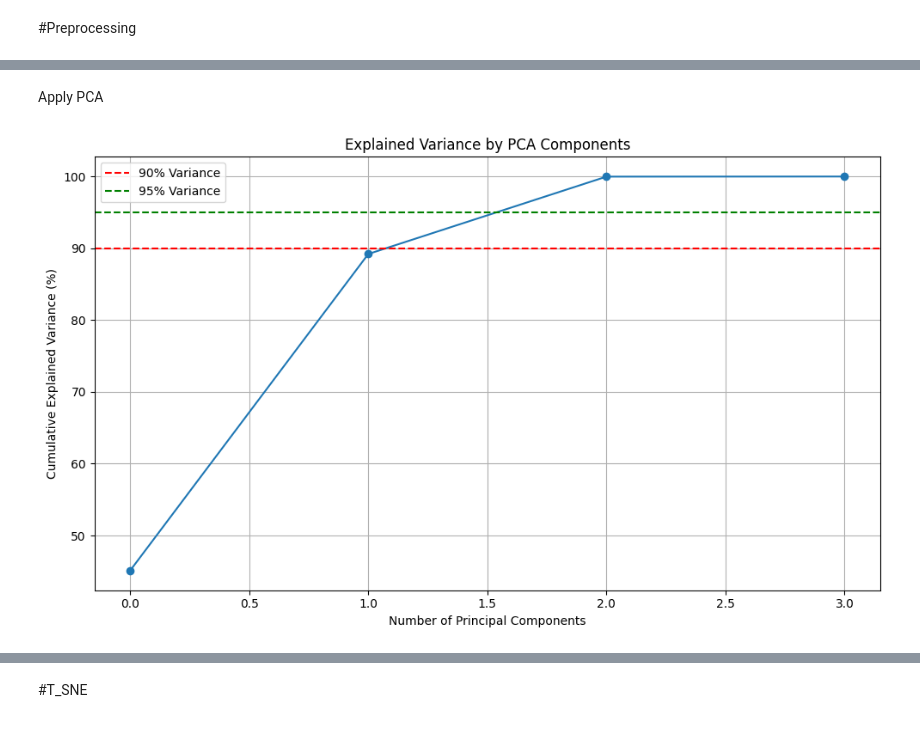
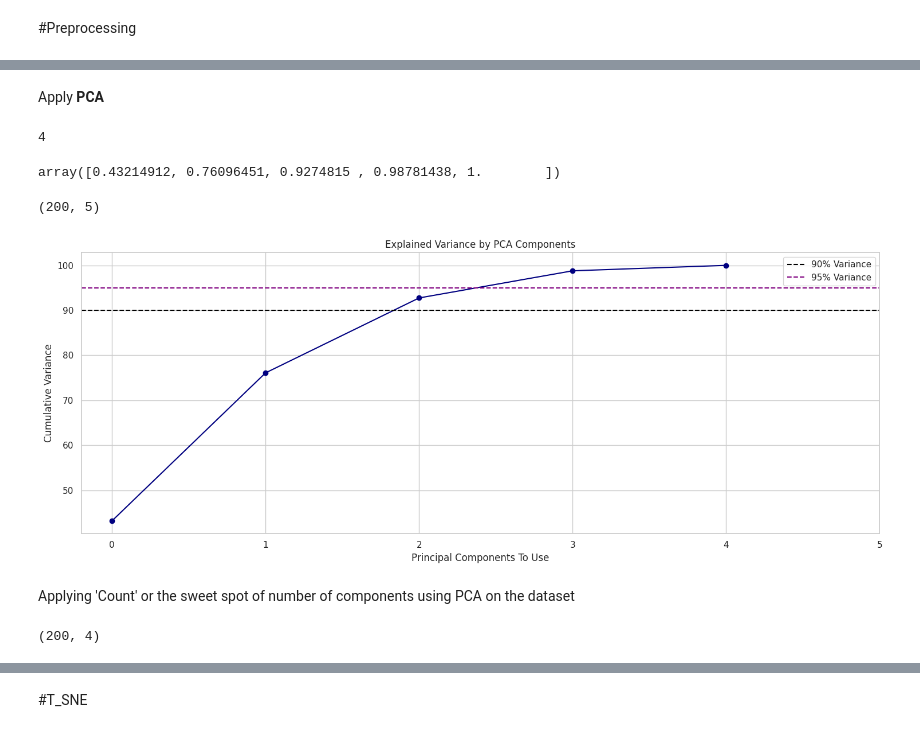
Before and after one commit to Bira0/GroupB, a Jupyter notebook: Mall_Customers.ipynb, the cells around one changed output, grey strips where cells are left out. Cells and saved outputs as stored; diff of their text form; code cells hidden in the pictures.

Commit message:
Preprocessing & Clustering Touchups, Feature Engineered (1 Feature), Added in Documentation

```diff
--- a/Mall_Customers.ipynb
+++ b/Mall_Customers.ipynb
@@ -98,3 +89,2 @@ array([[<Axes: title={'center': 'Age'}>,
 # %%
-data['Gender'] = data['Gender'].map({'Female': 0, 'Male': 1})
-#data[['Gender']]
+X['Gender'] = X['Gender'].map({'Female': 0, 'Male': 1})
@@ -113,0 +141,2 @@ X_scaled = scaler.fit_transform(X)
+# %%
+X['IncomeGroup'] = pd.cut(X['Annual Income (k$)'], bins=[14, 40, 70, 100, 140], labels=['Low', 'Medium', 'High', 'Very High'])
@@ -113,0 +160,5 @@ X_scaled = scaler.fit_transform(X)
+# %%
+from sklearn.preprocessing import OrdinalEncoder
+oe = OrdinalEncoder(categories=[['Low', 'Medium', 'High', 'Very High']])
+X['IncomeGroup'] = oe.fit_transform(X[['IncomeGroup']])
+X['IncomeGroup']
@@ -113,0 +186,4 @@ X_scaled = scaler.fit_transform(X)
+# %%
+from sklearn.preprocessing import StandardScaler
+ss = StandardScaler()
+X[['Age', 'Annual Income (k$)', 'Spending Score (1-100)']] = ss.fit_transform(X[['Age', 'Annual Income (k$)', 'Spending Score (1-100)']])
@@ -114,2 +197,2 @@ X_scaled = scaler.fit_transform(X)
 # %% [markdown]
-Apply PCA
+Apply **PCA**
@@ -121,21 +199,49 @@ X_pca = pca.fit_transform(X_scaled)
+# %%
+from sklearn.decomposition import PCA
+
+pca = PCA().fit(X)
+sum_variance = np.cumsum(pca.explained_variance_ratio_)
+
+count = 0
+for i in sum_variance:
+  count += 1
+
+  if i >= 0.95:
+    break
+
+print(count)
+# %% [output]
+4
+# %%
+sum_variance
+# %% [output]
+array([0.43214912, 0.76096451, 0.9274815 , 0.98781438, 1.        ])
+# %%
+X.shape
+# %% [output]
+(200, 5)
 # %%
-import matplotlib.pyplot as plt
-import numpy as np
-from sklearn.decomposition import PCA
-pca = PCA().fit(X)
-sum_variance = np.cumsum(pca.explained_variance_ratio_)
-
-plt.figure(figsize=(10, 6))
-plt.plot((sum_variance)*100, marker='o')
-plt.axhline(y=90, color='r', linestyle='--', label='90% Variance')
-plt.axhline(y=95, color='g', linestyle='--', label='95% Variance')
-plt.xlabel('Number of Principal Components')
-plt.ylabel('Cumulative Explained Variance (%)')
+plt.figure(figsize=(15, 6))
+plt.plot((sum_variance)*100, marker='o', color='navy')
+plt.axhline(y=90, color='black', linestyle='--', label='90% Variance')
+plt.axhline(y=95, color='purple', linestyle='--', label='95% Variance')
+plt.xlabel('Principal Components To Use')
+plt.ylabel('Cumulative Variance')
 plt.title('Explained Variance by PCA Components')
 plt.grid(True)
 plt.legend()
+plt.xticks(np.arange(6))
 plt.tight_layout()
 plt.show()
 # %% [output]
-[figure, old version]
+[figure, new version]
+# %% [markdown]
+Applying 'Count' or the sweet spot of number of components using PCA on the dataset
+# %%
+pcaCount = PCA(n_components=count)
+X_pca = pcaCount.fit_transform(X)
+
+X_pca.shape
+# %% [output]
+(200, 4)
 # %%
```
Also changed, not shown: parts of 34 cells of this notebook.
